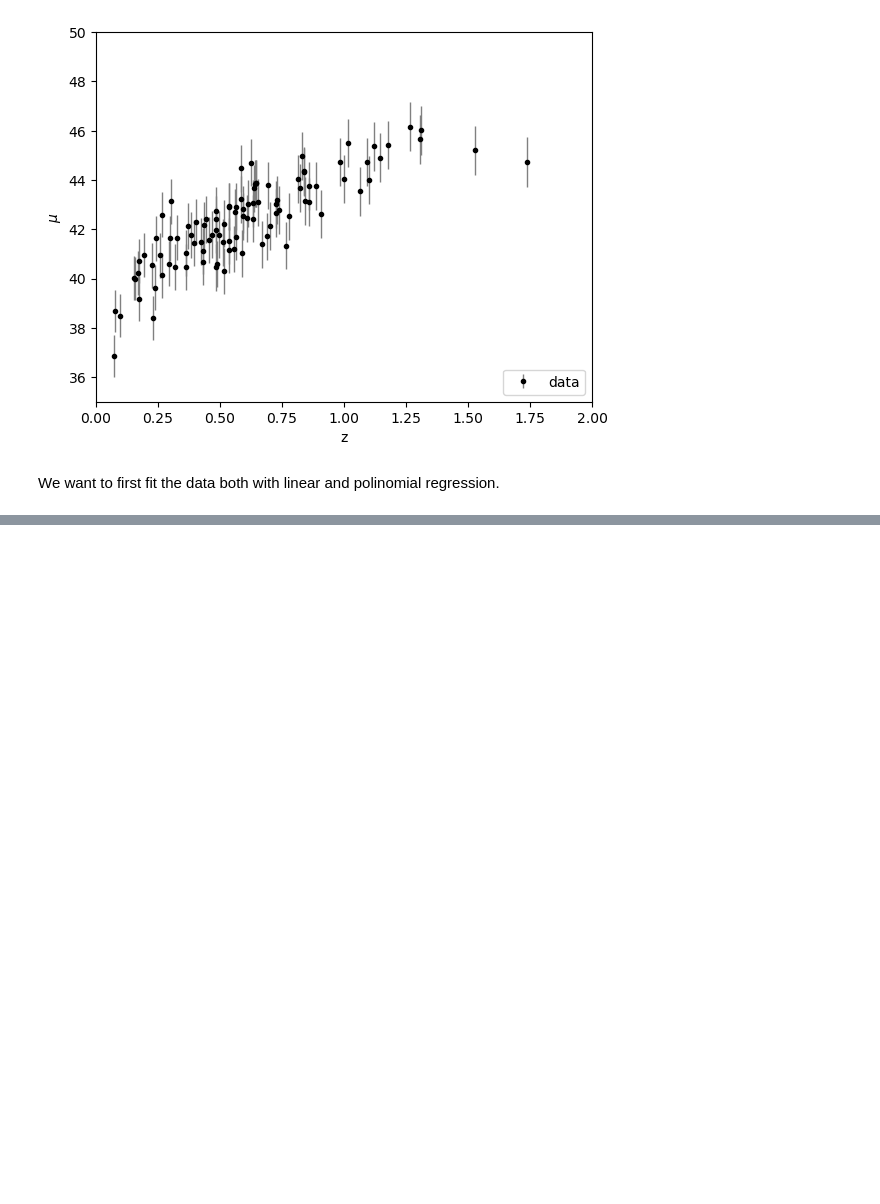
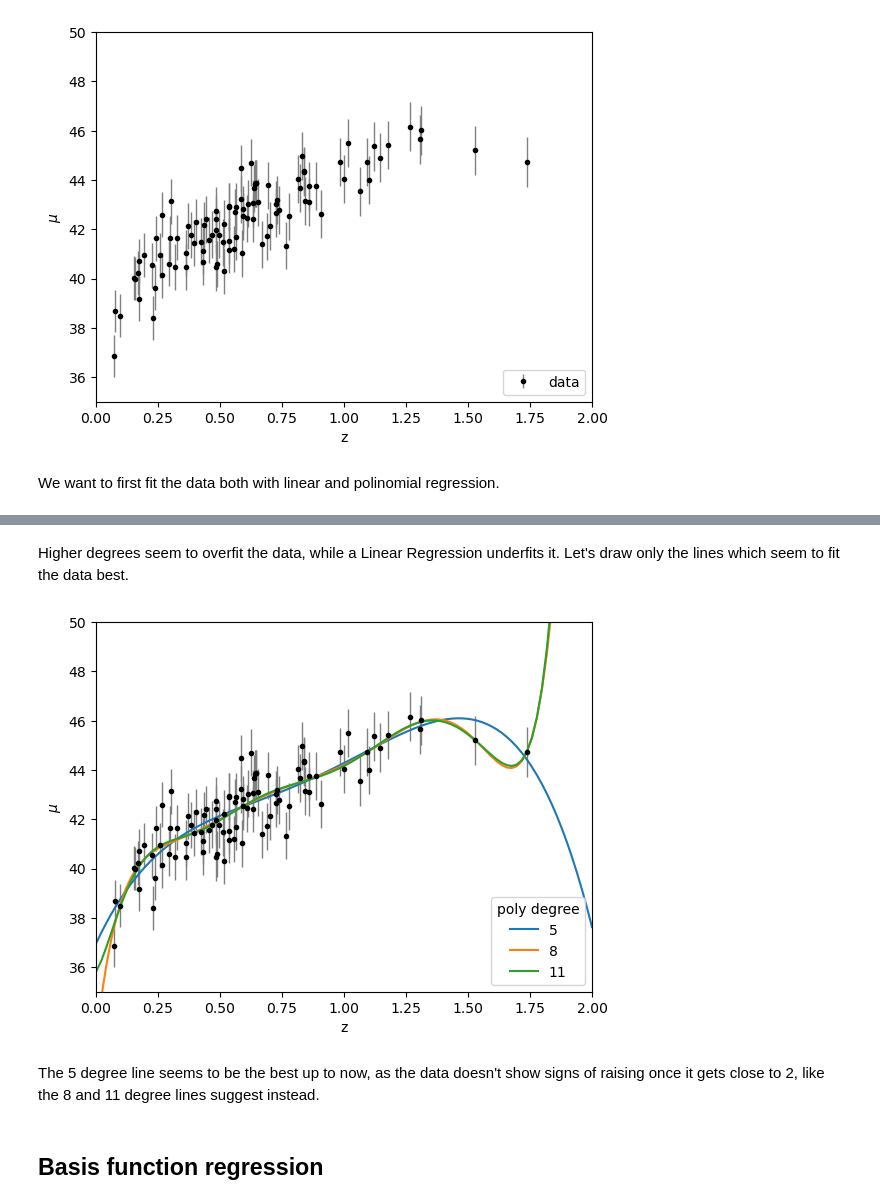
Before and after one commit to lisam10/astrostatistics_bicocca_2024, a Jupyter notebook: working/W17.ipynb, the cells around one changed output, grey strips where cells are left out. Drawn from its saved outputs; the diff is of its cells as text; code cells hidden in the pictures; blank space fills up the shorter version.

```diff
--- a/working/W17.ipynb
+++ b/working/W17.ipynb
@@ -31,0 +75,24 @@ print(dmu.shape)
+# %% [markdown]
+Higher degrees seem to overfit the data, while a Linear Regression underfits it. Let's draw only the lines which seem to fit the data best.
+# %%
+x = np.linspace(0, 2, 100)
+
+plt.errorbar(z_sample, mu_sample, dmu, fmt='.k', ecolor='gray', lw=1)
+for i in range(1, 4):
+    f = np.zeros(100)
+    for j in range(len(poly_model[i].coef_)):
+        f += poly_model[i].coef_[j] * np.power(x, j)
+    plt.plot(x, f, label = str(len(poly_model[i].coef_)))
+
+plt.xlabel("z")
+plt.ylabel("$\mu$")
+plt.legend(title = 'poly degree', loc='lower right')
+plt.xlim(0,2)
+plt.ylim(35,50)
+plt.show()
+# %% [output]
+[figure, added]
+# %% [markdown]
+The 5 degree line seems to be the best up to now, as the data doesn't show signs of raising once it gets close to 2, like the 8 and 11 degree lines suggest instead.
+# %% [markdown]
+## Basis function regression
```
Also changed, not shown: parts of 33 cells of this notebook.
